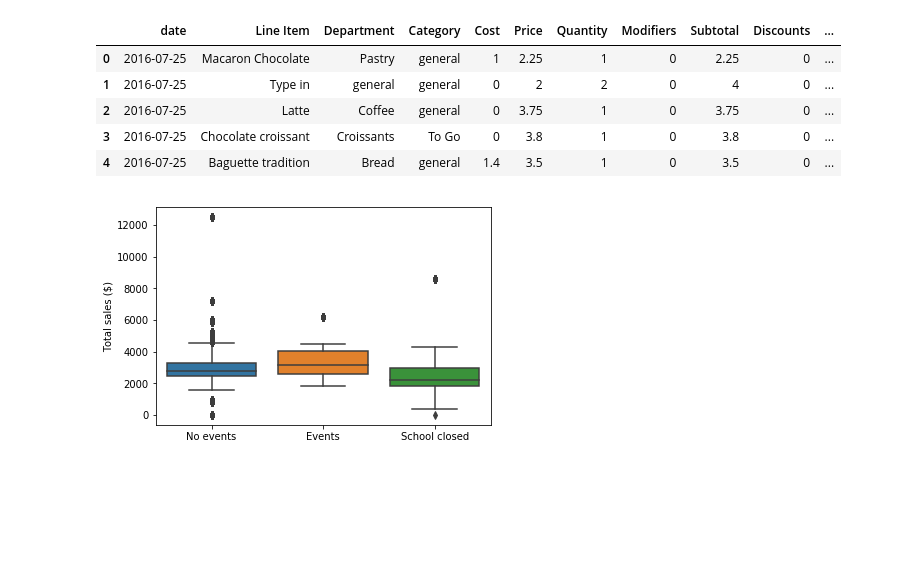
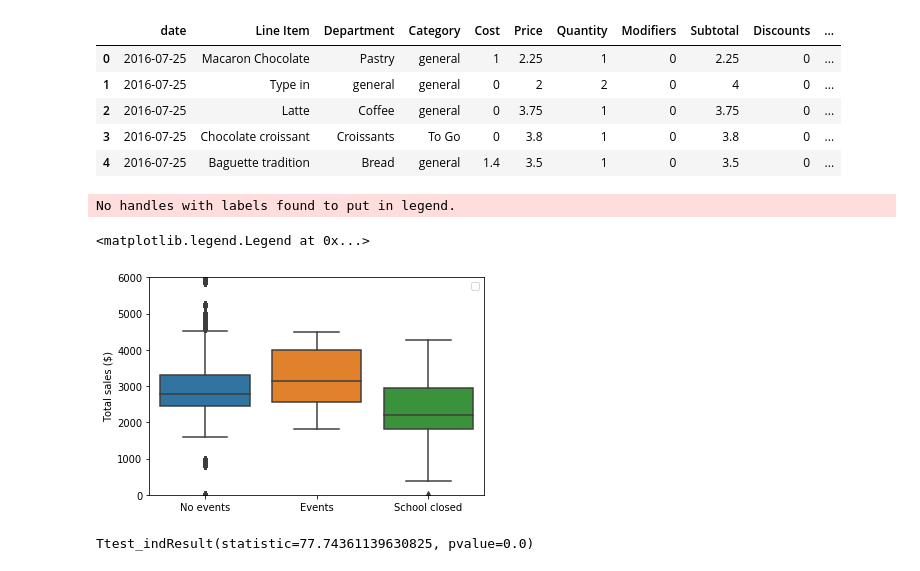
Before and after one commit to PoojaChopra123/pie_thon, a Jupyter notebook: jupyter notebooks/Data_events.ipynb, the cells around one changed output. Saved outputs shown, nothing was run; the diff lists cells and outputs as text; code cells hidden in the pictures; blank space fills up the shorter version.

```diff
--- a/jupyter notebooks/Data_events.ipynb
+++ b/jupyter notebooks/Data_events.ipynb
@@ -103,32 +103,48 @@ merged_file1['event_title'].fillna('No events', inplace=True)
 merged_file1["events_cat"] = merged_file1["event_title"].replace({"Spring Recess":"Closed", "Holiday Recess - School Closed":"Closed",\
                                                                "Fall Recess - School Closed":"Closed","Fall Recess - School Closed":"Closed",\
                                                                "Winter Recess - School Closed":"Closed","Thanksgiving Break - School Closed":"Closed",\
                                                                "Martin Luther King Day - School Closed":"Closed","Memorial Day - School Closed":"Closed",\
                                                                "MLK Day - School Closed":"Closed","Labor Day - School Closed":"Closed",\
                                                                "Start'Up Lycée":"Event","French Fall Market":"Event",\
                                                                "Lycée French Market":"Event","In Service Day for Staff - School Closed":"Event",\
                                                                "Parent - Teacher Conferences - No School for Students":"Event","Open House":"Event",\
                                                                "Back to School Prep for All Staff":"Event","Auditions for LFC Production of Les Misérables":"Event",\
                                                                "Back to School Prep for New Teachers":"Event","Les Misérables - Saturday Performance: A Lycée Français de Chicago Extracurricular production":"Event",\
                                                                "Science Fair and Maker Faire":"Event","Les Misérables - Sunday Performance: A Lycée Français de Chicago Extracurricular production":"Event",\
                                                                "Grandparents and Special Friends Day":"Event","End of School Year - Half Day":"Event",\
                                                                "Start'Up Lycée":"Event","French Fall Market":"Event",\
                                                                "School Opens for ALL":"Event",'La Nuit de la Lecture':"Event",\
                                                                "End of School Year" : "Event",\
                                                                'Second Annual "Oui" Run 5K':"Event",\
                                                                "1st Day of School":"Event","Annual Golf Outing":"Event",\
                                                                "School Opens for Preschool":"Event","Welcome Day":"Event",\
                                                                "School Opens for 1st - 12th grade":"Event",'Lecture et conversation : la fiscalité et gestion de patrimoine pour les francais résidents aux Etats-Unis':"Event",\
                                                                "International College Fair":"Event",'Parent Association Welcome Coffee':"Event",\
                                                                "4th Annual LFC Golf Outing":"Event","In Service Day for Staff - No School for Students":"Event",\
                                                                 "No events":"No events"})
 
 #figures
 p = sns.boxplot(x='events_cat',y='count',data=merged_file1)
 plt.xlabel("")
 plt.xticks(np.arange(3),(["No events","Events","School closed"]))
 plt.ylabel("Total sales ($)")
-plt.savefig('eventsanalyses.tif', dpi=600)
+plt.savefig('eventsanalyses.tif', dpi=300)
+plt.ylim(0,6000)
+plt.legend()
 #merged_file1.to_csv('events_finance.csv')
 # %% [output]
+No handles with labels found to put in legend.
+<matplotlib.legend.Legend at 0x...>
-[figure, old version]
+[figure, new version]
+# %%
+#stats
+from scipy import stats
+
+group1 = merged_file1[merged_file1['events_cat'] == 'No events']
+group2 = merged_file1[merged_file1['events_cat'] == 'Event']
+group3 = merged_file1[merged_file1['events_cat'] == 'Closed']
+
+stats.ttest_ind(group1['count'],group2['count'],equal_var = False)
+stats.ttest_ind(group2['count'],group3['count'],equal_var = False)
+# %% [output]
+Ttest_indResult(statistic=77.74361139630825, pvalue=0.0)
```
Also changed, not shown: parts of 4 cells of this notebook, 1 other file.
